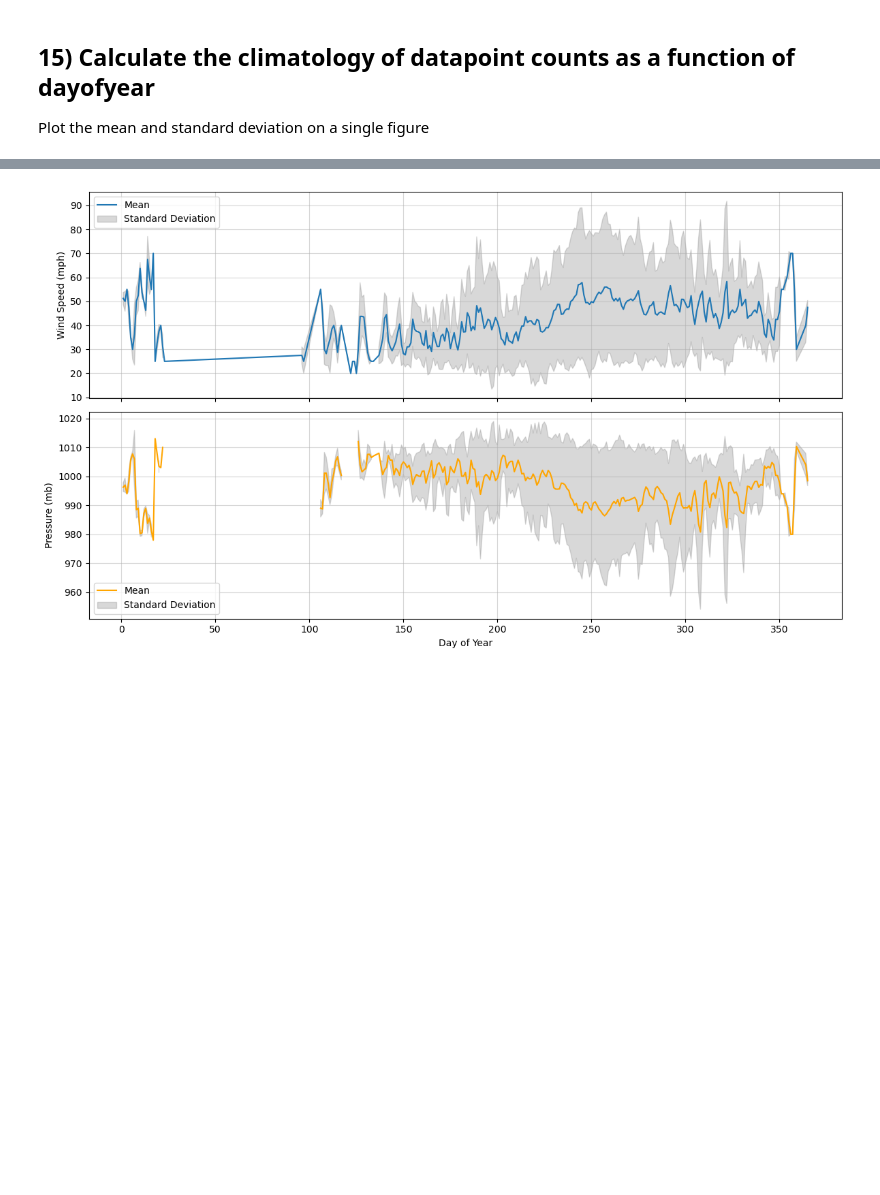
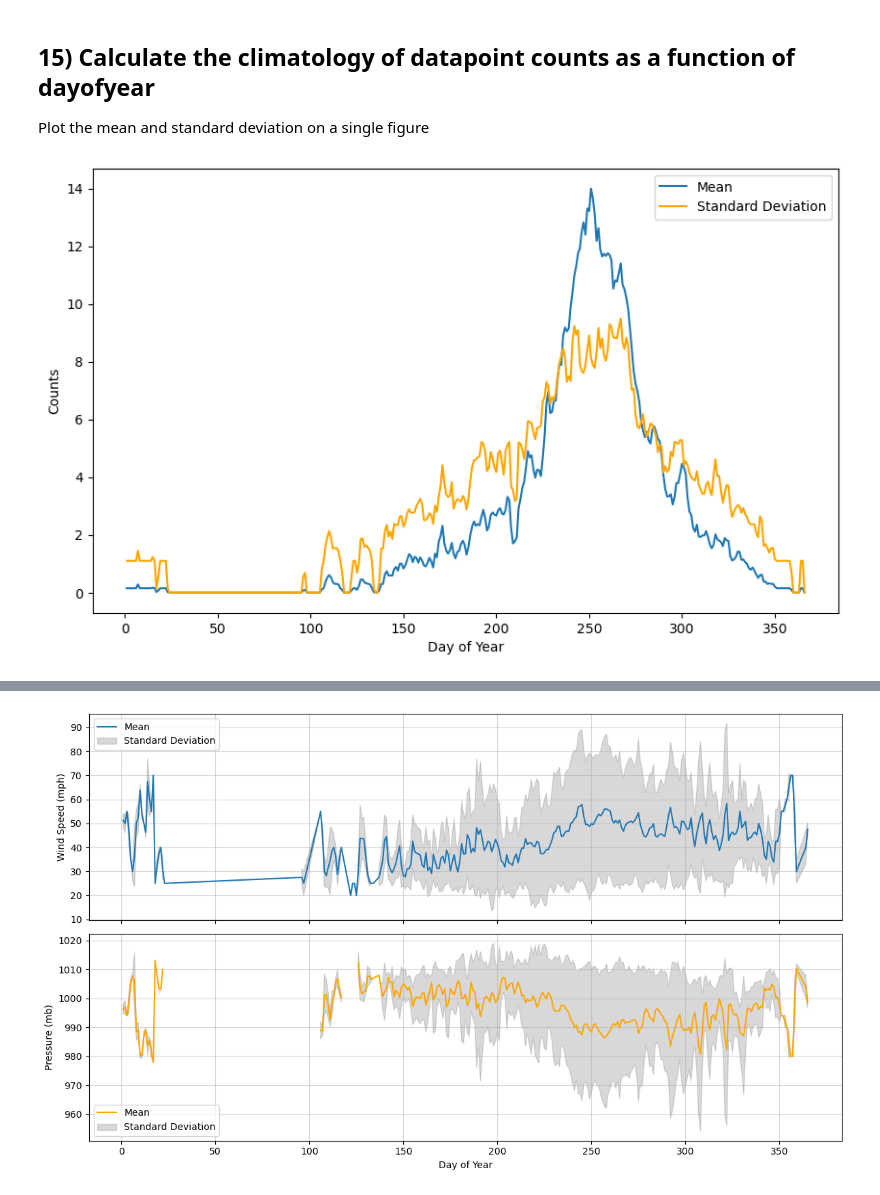
Before and after one commit to PhyllisKho/Assignments, a Jupyter notebook: Assignment6.ipynb, the cells around one changed output, grey strips where cells are left out. Saved outputs shown, nothing was run; the diff lists cells and outputs as text; code cells hidden in the pictures; blank space fills up the shorter version.

```diff
--- a/Assignment6.ipynb
+++ b/Assignment6.ipynb
@@ -331,3 +315,21 @@ NA_after1970.resample('D').size().plot(figsize=(20,6), xlabel='Year', ylabel='Co
 # %% [markdown]
 ## 15) Calculate the climatology of datapoint counts as a function of dayofyear
 Plot the mean and standard deviation on a single figure
+# %%
+# Each day has its own row of data containing counts of each column
+NA_after1970_daily=NA_after1970.resample('D').count()
+
+# Create new column called DOY containing the day of year
+NA_after1970_daily.loc[:, 'DOY']=  NA_after1970_daily.index.dayofyear
+
+# Group data by DOY and calculate the mean and SD of each season
+mean_SD_NA_after1970_daily = NA_after1970_daily.groupby('DOY').agg({'SEASON':['mean', 'std']})
+
+plt.figure(figsize=(10, 6))
+plt.plot(mean_SD_NA_after1970_daily['SEASON']['mean'], label='Mean');
+plt.plot(mean_SD_NA_after1970_daily['SEASON']['std'], label='Standard Deviation', color='orange');
+plt.legend();
+plt.xlabel('Day of Year');
+plt.ylabel('Counts');
+# %% [output]
+[figure, added]
```
Also changed, not shown: parts of 22 cells of this notebook.
